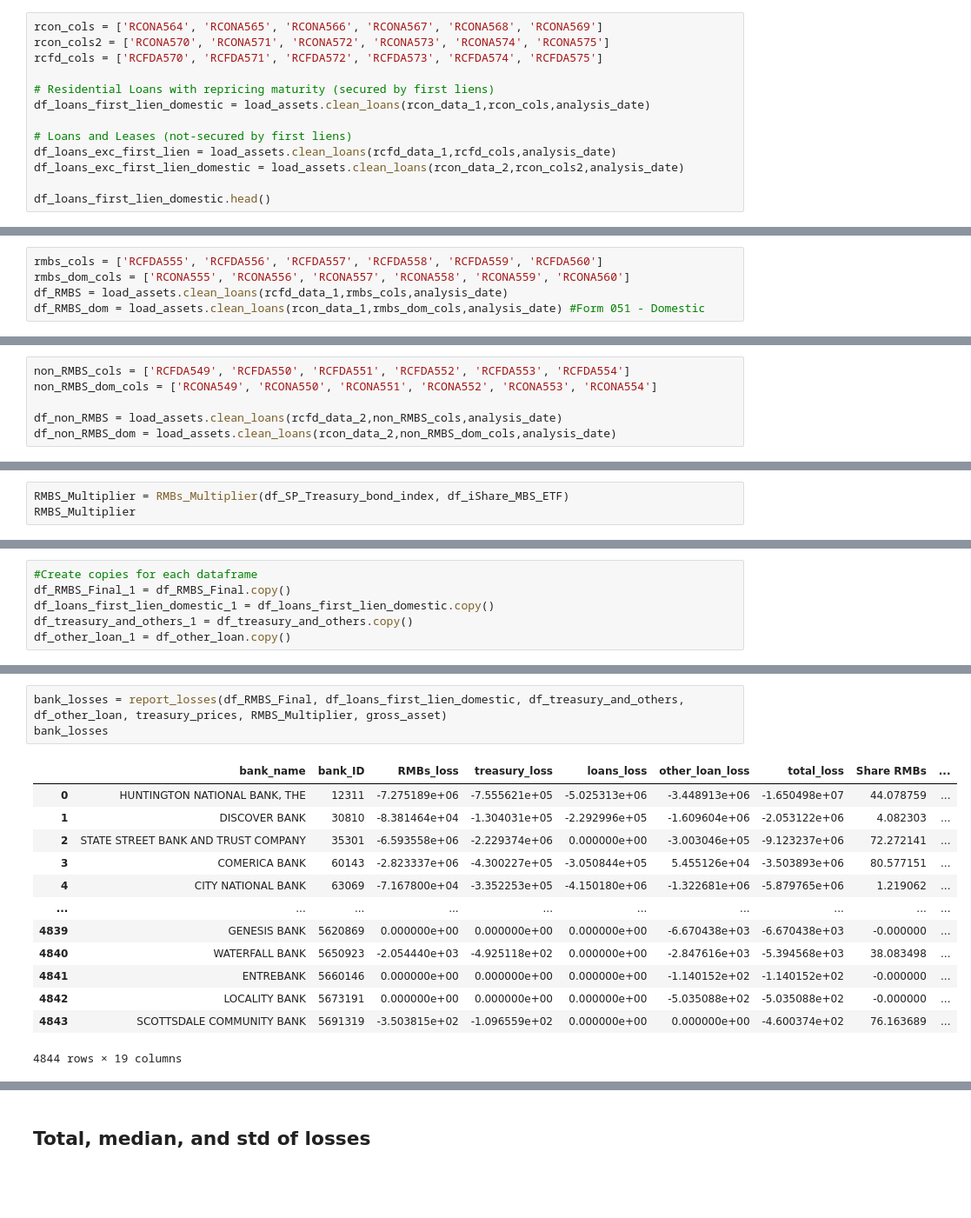
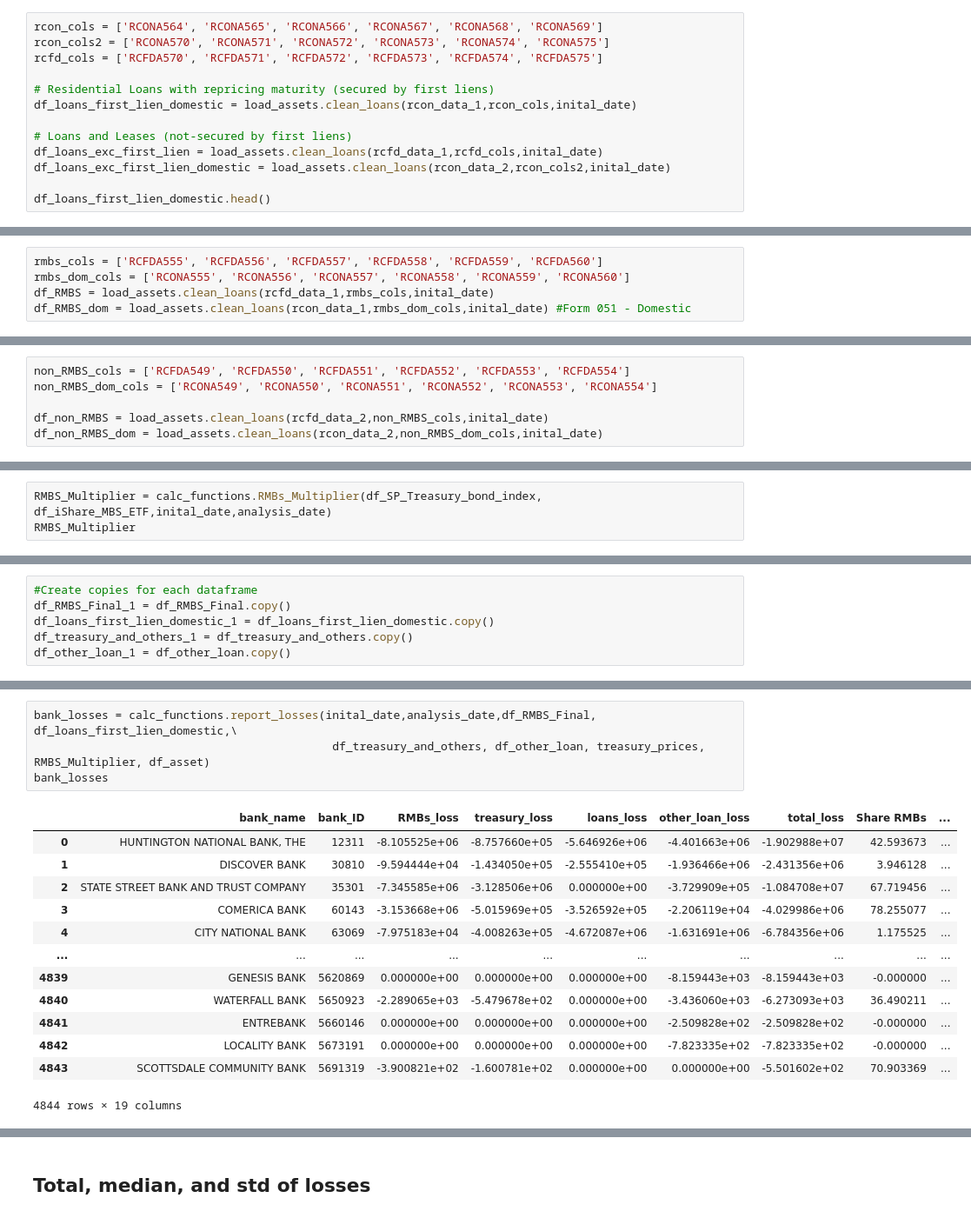
Before and after one commit to huangpz-a11y/P2_Monetary_Tightening, a Jupyter notebook: src/01_Final Project Exploration.ipynb, the cells around one changed output, grey strips where cells are left out. Shown at 87% size. Drawn from its saved outputs; the diff is of its cells as text; blank space fills up the shorter version.

Commit message:
Exploration file updates and calc_functions file

```diff
--- a/src/01_Final Project Exploration.ipynb
+++ b/src/01_Final Project Exploration.ipynb
@@ -58,11 +58,11 @@ rcon_cols2 = ['RCONA570', 'RCONA571', 'RCONA572', 'RCONA573', 'RCONA574', 'RCONA
 rcfd_cols = ['RCFDA570', 'RCFDA571', 'RCFDA572', 'RCFDA573', 'RCFDA574', 'RCFDA575']
 
 # Residential Loans with repricing maturity (secured by first liens)
-df_loans_first_lien_domestic = load_assets.clean_loans(rcon_data_1,rcon_cols,analysis_date)
+df_loans_first_lien_domestic = load_assets.clean_loans(rcon_data_1,rcon_cols,inital_date)
 
 # Loans and Leases (not-secured by first liens)
-df_loans_exc_first_lien = load_assets.clean_loans(rcfd_data_1,rcfd_cols,analysis_date)
-df_loans_exc_first_lien_domestic = load_assets.clean_loans(rcon_data_2,rcon_cols2,analysis_date)
+df_loans_exc_first_lien = load_assets.clean_loans(rcfd_data_1,rcfd_cols,inital_date)
+df_loans_exc_first_lien_domestic = load_assets.clean_loans(rcon_data_2,rcon_cols2,inital_date)
 
 df_loans_first_lien_domestic.head()
 # %% [output]
@@ -88,8 +88,8 @@ df_other_loan.head()
 # %%
 rmbs_cols = ['RCFDA555', 'RCFDA556', 'RCFDA557', 'RCFDA558', 'RCFDA559', 'RCFDA560']
 rmbs_dom_cols = ['RCONA555', 'RCONA556', 'RCONA557', 'RCONA558', 'RCONA559', 'RCONA560']
-df_RMBS = load_assets.clean_loans(rcfd_data_1,rmbs_cols,analysis_date)
-df_RMBS_dom = load_assets.clean_loans(rcon_data_1,rmbs_dom_cols,analysis_date) #Form 051 - Domestic
+df_RMBS = load_assets.clean_loans(rcfd_data_1,rmbs_cols,inital_date)
+df_RMBS_dom = load_assets.clean_loans(rcon_data_1,rmbs_dom_cols,inital_date) #Form 051 - Domestic
 # %%
 df_RMBS_Final = pd.concat([df_RMBS_dom, df_RMBS])
 df_RMBS_Final = df_RMBS_Final.sort_index()
@@ -107,8 +107,8 @@ df_RMBS_Final.head()
 non_RMBS_cols = ['RCFDA549', 'RCFDA550', 'RCFDA551', 'RCFDA552', 'RCFDA553', 'RCFDA554']
 non_RMBS_dom_cols = ['RCONA549', 'RCONA550', 'RCONA551', 'RCONA552', 'RCONA553', 'RCONA554']
 
-df_non_RMBS = load_assets.clean_loans(rcfd_data_2,non_RMBS_cols,analysis_date)
-df_non_RMBS_dom = load_assets.clean_loans(rcon_data_2,non_RMBS_dom_cols,analysis_date)
+df_non_RMBS = load_assets.clean_loans(rcfd_data_2,non_RMBS_cols,inital_date)
+df_non_RMBS_dom = load_assets.clean_loans(rcon_data_2,non_RMBS_dom_cols,inital_date)
 # %%
 df_treasury_and_others = pd.concat([df_non_RMBS_dom, df_non_RMBS])
 df_treasury_and_others = df_treasury_and_others.sort_index()
@@ -284,5 +298,5 @@ def RMBs_Multiplier(df_SP_Treasury_bond_index, df_iShare_MBS_ETF):
 # %%
-RMBS_Multiplier = RMBs_Multiplier(df_SP_Treasury_bond_index, df_iShare_MBS_ETF)
+RMBS_Multiplier = calc_functions.RMBs_Multiplier(df_SP_Treasury_bond_index, df_iShare_MBS_ETF,inital_date,analysis_date)
 RMBS_Multiplier
 # %% [output]
 1.1057080566417443
@@ -405,19 +309,20 @@ def report_losses(df_RMBS_Final, df_loans_first_lien_domestic, df_treasury_and_o
 # %%
-bank_losses = report_losses(df_RMBS_Final, df_loans_first_lien_domestic, df_treasury_and_others, df_other_loan, treasury_prices, RMBS_Multiplier, gross_asset)
+bank_losses = calc_functions.report_losses(inital_date,analysis_date,df_RMBS_Final, df_loans_first_lien_domestic,\
+                                            df_treasury_and_others, df_other_loan, treasury_prices, RMBS_Multiplier, df_asset)
 bank_losses
 # %% [output]
 |  | bank_name | bank_ID | RMBs_loss | treasury_loss | loans_loss | other_loan_loss | total_loss | Share RMBs | ... |
-| 0 | HUNTINGTON NATIONAL BANK, THE | 12311 | -7.275189e+06 | -7.555621e+05 | -5.025313e+06 | -3.448913e+06 | -1.650498e+07 | 44.078759 | ... |
-| 1 | DISCOVER BANK | 30810 | -8.381464e+04 | -1.304031e+05 | -2.292996e+05 | -1.609604e+06 | -2.053122e+06 | 4.082303 | ... |
-| 2 | STATE STREET BANK AND TRUST COMPANY | 35301 | -6.593558e+06 | -2.229374e+06 | 0.000000e+00 | -3.003046e+05 | -9.123237e+06 | 72.272141 | ... |
-| 3 | COMERICA BANK | 60143 | -2.823337e+06 | -4.300227e+05 | -3.050844e+05 | 5.455126e+04 | -3.503893e+06 | 80.577151 | ... |
-| 4 | CITY NATIONAL BANK | 63069 | -7.167800e+04 | -3.352253e+05 | -4.150180e+06 | -1.322681e+06 | -5.879765e+06 | 1.219062 | ... |
+| 0 | HUNTINGTON NATIONAL BANK, THE | 12311 | -8.105525e+06 | -8.757660e+05 | -5.646926e+06 | -4.401663e+06 | -1.902988e+07 | 42.593673 | ... |
+| 1 | DISCOVER BANK | 30810 | -9.594444e+04 | -1.434050e+05 | -2.555410e+05 | -1.936466e+06 | -2.431356e+06 | 3.946128 | ... |
+| 2 | STATE STREET BANK AND TRUST COMPANY | 35301 | -7.345585e+06 | -3.128506e+06 | 0.000000e+00 | -3.729909e+05 | -1.084708e+07 | 67.719456 | ... |
+| 3 | COMERICA BANK | 60143 | -3.153668e+06 | -5.015969e+05 | -3.526592e+05 | -2.206119e+04 | -4.029986e+06 | 78.255077 | ... |
+| 4 | CITY NATIONAL BANK | 63069 | -7.975183e+04 | -4.008263e+05 | -4.672087e+06 | -1.631691e+06 | -6.784356e+06 | 1.175525 | ... |
 | ... | ... | ... | ... | ... | ... | ... | ... | ... | ... |
-| 4839 | GENESIS BANK | 5620869 | 0.000000e+00 | 0.000000e+00 | 0.000000e+00 | -6.670438e+03 | -6.670438e+03 | -0.000000 | ... |
-| 4840 | WATERFALL BANK | 5650923 | -2.054440e+03 | -4.925118e+02 | 0.000000e+00 | -2.847616e+03 | -5.394568e+03 | 38.083498 | ... |
-| 4841 | ENTREBANK | 5660146 | 0.000000e+00 | 0.000000e+00 | 0.000000e+00 | -1.140152e+02 | -1.140152e+02 | -0.000000 | ... |
-| 4842 | LOCALITY BANK | 5673191 | 0.000000e+00 | 0.000000e+00 | 0.000000e+00 | -5.035088e+02 | -5.035088e+02 | -0.000000 | ... |
-| 4843 | SCOTTSDALE COMMUNITY BANK | 5691319 | -3.503815e+02 | -1.096559e+02 | 0.000000e+00 | 0.000000e+00 | -4.600374e+02 | 76.163689 | ... |
+| 4839 | GENESIS BANK | 5620869 | 0.000000e+00 | 0.000000e+00 | 0.000000e+00 | -8.159443e+03 | -8.159443e+03 | -0.000000 | ... |
+| 4840 | WATERFALL BANK | 5650923 | -2.289065e+03 | -5.479678e+02 | 0.000000e+00 | -3.436060e+03 | -6.273093e+03 | 36.490211 | ... |
+| 4841 | ENTREBANK | 5660146 | 0.000000e+00 | 0.000000e+00 | 0.000000e+00 | -2.509828e+02 | -2.509828e+02 | -0.000000 | ... |
+| 4842 | LOCALITY BANK | 5673191 | 0.000000e+00 | 0.000000e+00 | 0.000000e+00 | -7.823335e+02 | -7.823335e+02 | -0.000000 | ... |
+| 4843 | SCOTTSDALE COMMUNITY BANK | 5691319 | -3.900821e+02 | -1.600781e+02 | 0.000000e+00 | 0.000000e+00 | -5.501602e+02 | 70.903369 | ... |
 4844 rows × 19 columns
 # %%
 median_percentage = bank_losses[['Share RMBs', 'Share Treasury and Other',
```
Also changed, not shown: parts of 15 cells of this notebook, 1 other file.
